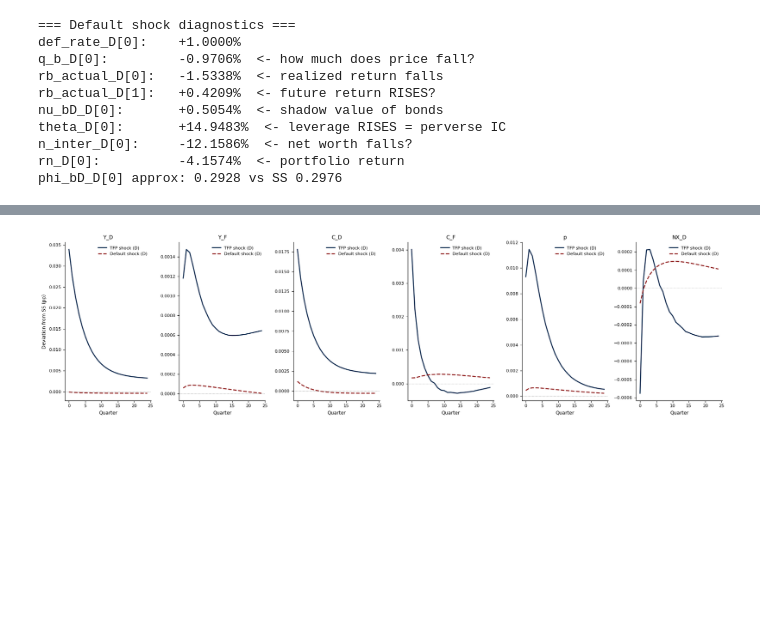
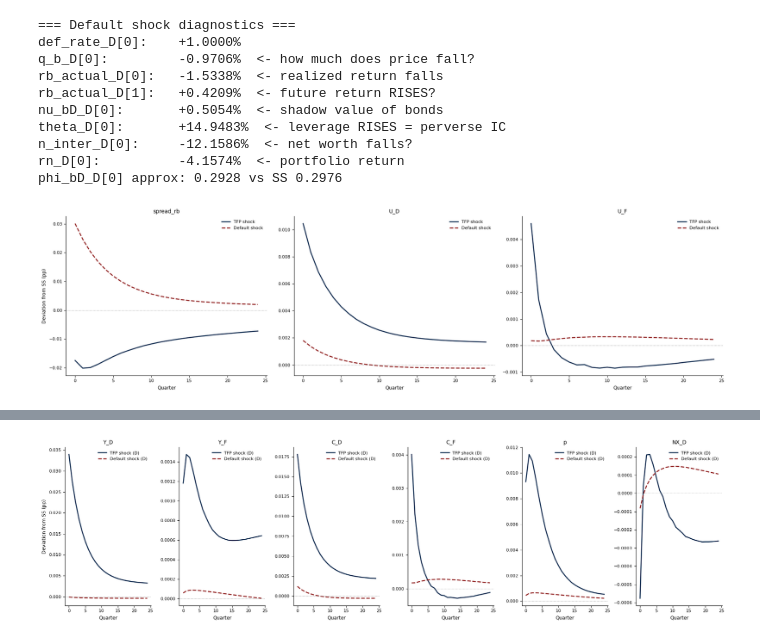
Before and after one commit to Daniel-Jensen/Quantitative_Model, a Jupyter notebook: model_v12.ipynb, the cells around one changed output, grey strips where cells are left out. Saved outputs shown, nothing was run; the diff lists cells and outputs as text; code cells hidden in the pictures; blank space fills up the shorter version.

```diff
--- a/model_v12.ipynb
+++ b/model_v12.ipynb
@@ -722,6 +713,11 @@ theta_D[0]:       +14.9483%  <- leverage RISES = perverse IC
 n_inter_D[0]:     -12.1586%  <- net worth falls?
 rn_D[0]:          -4.1574%  <- portfolio return
 phi_bD_D[0] approx: 0.2928 vs SS 0.2976
+# %%
+# Overview: output, consumption, real wage, bank net worth, bond rate
+show_irfs([irfs_Z_D, irfs_def_D], ['spread_rb','U_D',"U_F"],['TFP shock', 'Default shock'])
+# %% [output]
+[figure, added]
 # %%
 # Overview: output, consumption, real wage, bank net worth, bond rate
 show_irfs([irfs_Z_D, irfs_def_D],
```
Also changed, not shown: parts of 8 cells of this notebook, 3 other files.
